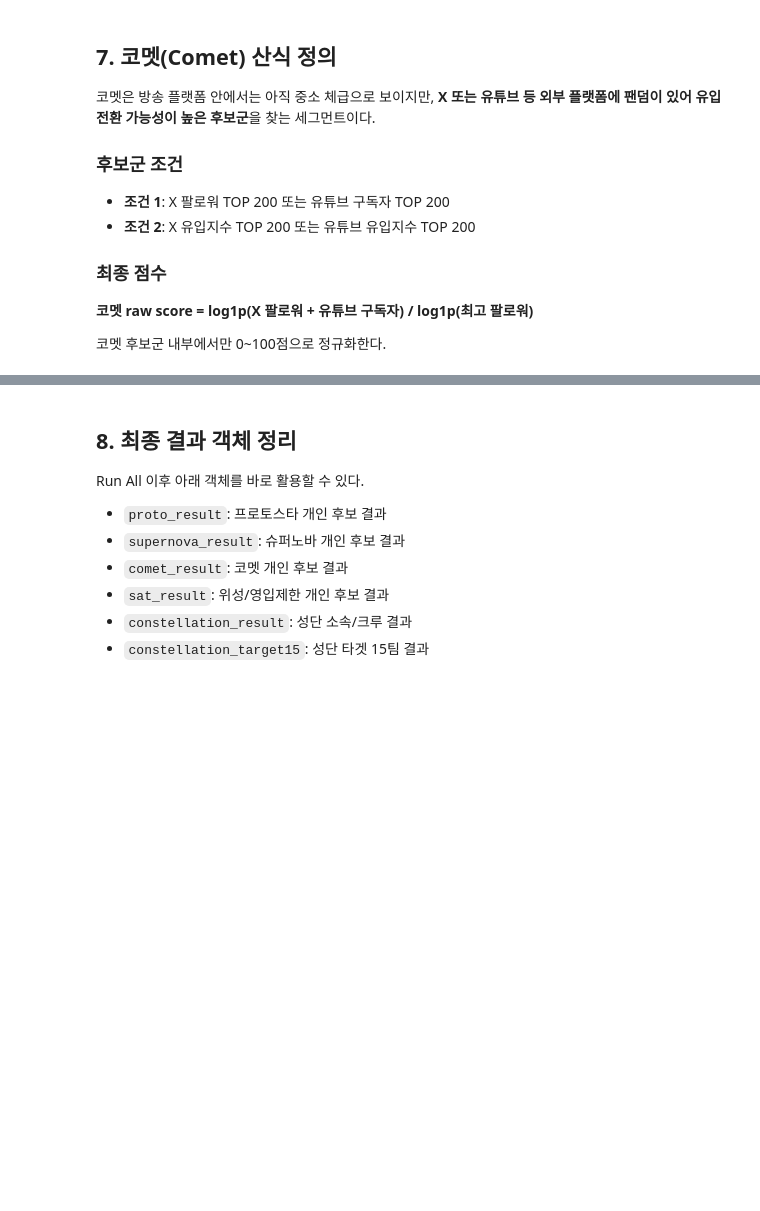
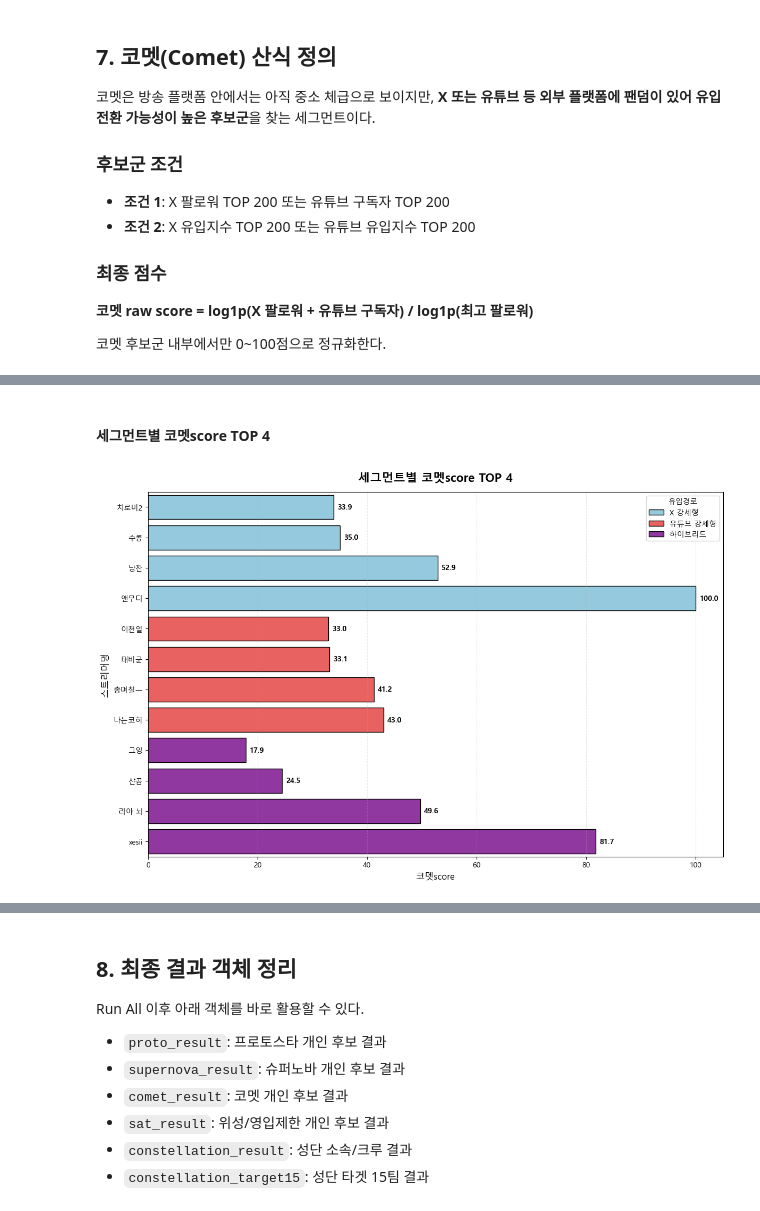
Before and after one commit to LeeSeungBok404/sparta17_data11_final_project, a Jupyter notebook: notebooks/KSI/04.분석결과/260508_세그먼트_통합정리본.ipynb, the cells around one changed output, grey strips where cells are left out. Drawn from its saved outputs; the diff is of its cells as text; code cells hidden in the pictures; blank space fills up the shorter version.

```diff
--- a/notebooks/KSI/04.분석결과/260508_세그먼트_통합정리본.ipynb
+++ b/notebooks/KSI/04.분석결과/260508_세그먼트_통합정리본.ipynb
@@ -1404,0 +1439,61 @@ plt.show()
+# %% [markdown]
+#### 세그먼트별 코멧score TOP 4
+# %%
+top_list = []
+
+for group in comet_route_order:
+    temp = (
+        comet_candidates_df[comet_candidates_df["코멧유입경로"] == group]
+        .sort_values("코멧score", ascending=False)
+        .head(4)
+        .copy()
+    )
+    temp["그룹순서"] = comet_route_order.index(group)
+    top_list.append(temp)
+
+comet_top4_by_route = pd.concat(top_list, ignore_index=True)
+comet_top4_by_route = comet_top4_by_route.sort_values(
+    ["그룹순서", "코멧score"],
+    ascending=[True, True],
+)
+
+top4_palette = {
+    "X 강세형": "#87CEEB",
+    "유튜브 강세형": "#FF4B4B",
+    "하이브리드": "#9C27B0",
+}
+
+plt.figure(figsize=(12, 8), facecolor="white")
+ax = sns.barplot(
+    data=comet_top4_by_route,
+    y="스트리머명",
+    x="코멧score",
+    hue="코멧유입경로",
+    dodge=False,
+    palette=top4_palette,
+    edgecolor="black",
+)
+
+for p in ax.patches:
+    width = p.get_width()
+    if width > 0:
+        ax.annotate(
+            f"{width:.1f}",
+            (width, p.get_y() + p.get_height() / 2),
+            ha="left",
+            va="center",
+            fontsize=10,
+            fontweight="bold",
+            xytext=(5, 0),
+            textcoords="offset points",
+        )
+
+plt.title("세그먼트별 코멧score TOP 4", fontsize=16, fontweight="bold", pad=15)
+plt.xlabel("코멧score", fontsize=12)
+plt.ylabel("스트리머명", fontsize=12)
+plt.grid(axis="x", linestyle="--", alpha=0.3)
+plt.legend(title="유입경로")
+plt.tight_layout()
+plt.show()
+# %% [output]
+[figure, added]
```
Also changed, not shown: parts of 25 cells of this notebook.
